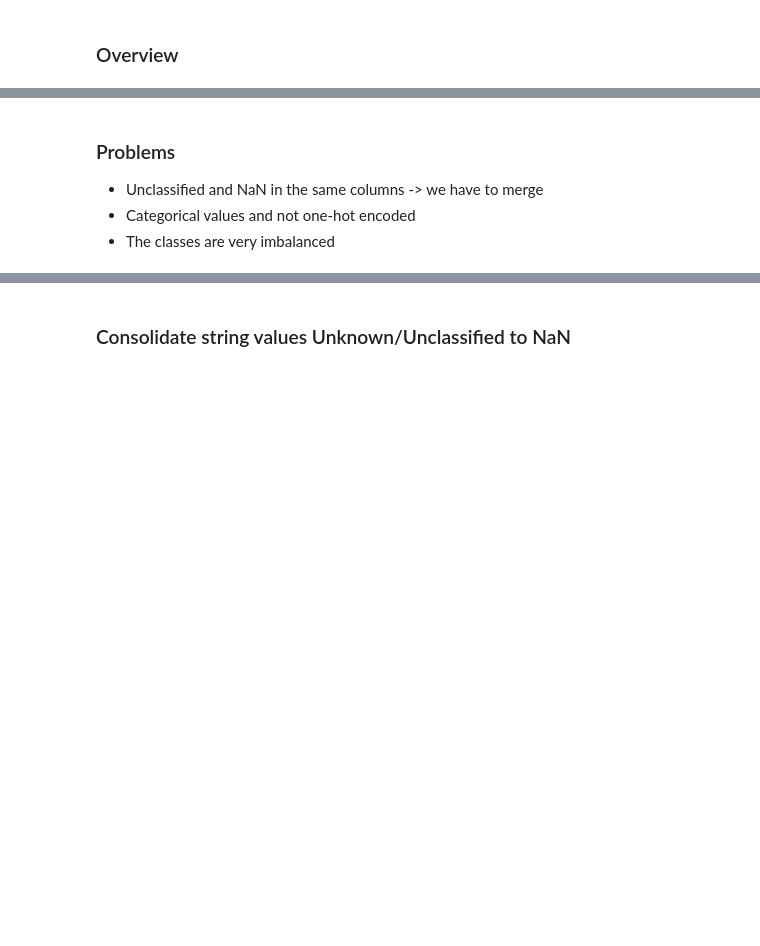
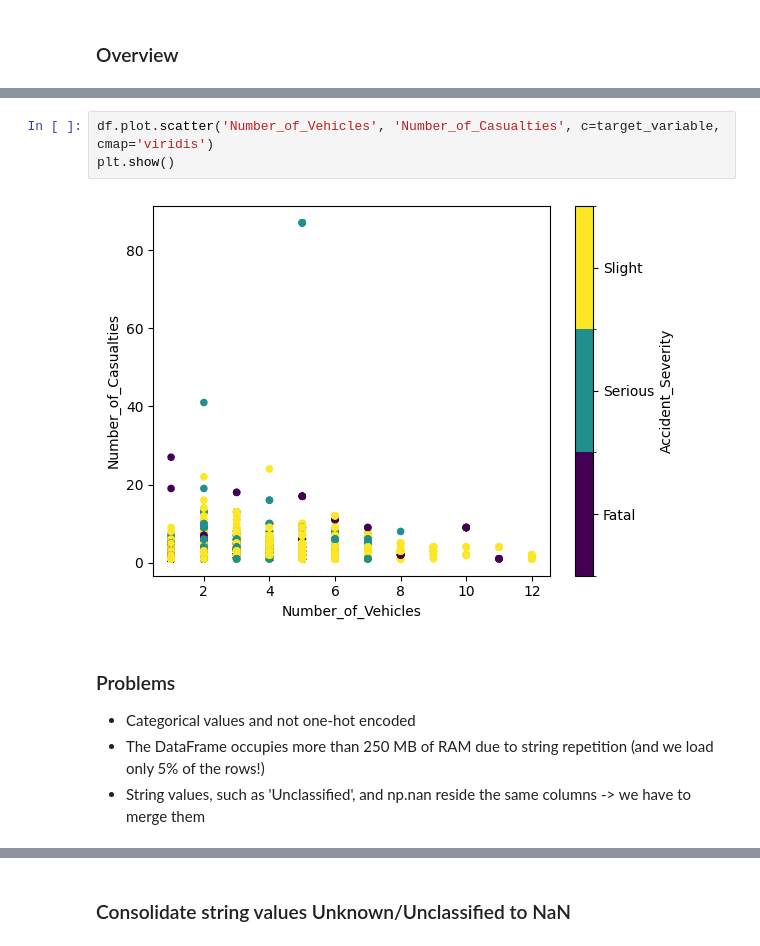
Before and after one commit to pyrocze/trafic_data_analysis, a Jupyter notebook: analysis.ipynb, the cells around one changed output, grey strips where cells are left out. Cells and saved outputs as stored; diff of their text form; blank space fills up the shorter version.

```diff
--- a/analysis.ipynb
+++ b/analysis.ipynb
@@ -142,5 +132,10 @@ df.loc[df['Number_of_Casualties'] > 80]
+# %%
+df.plot.scatter('Number_of_Vehicles', 'Number_of_Casualties', c=target_variable, cmap='viridis')
+plt.show()
+# %% [output]
+[figure, added]
 # %% [markdown]
 ### Problems
-* Unclassified and NaN in the same columns -> we have to merge
 * Categorical values and not one-hot encoded
-* The classes are very imbalanced
+* The DataFrame occupies more than 250 MB of RAM due to string repetition (and we load only 5% of the rows!)
+* String values, such as 'Unclassified', and np.nan reside the same columns -> we have to merge them
```
Also changed, not shown: parts of 66 cells of this notebook.
